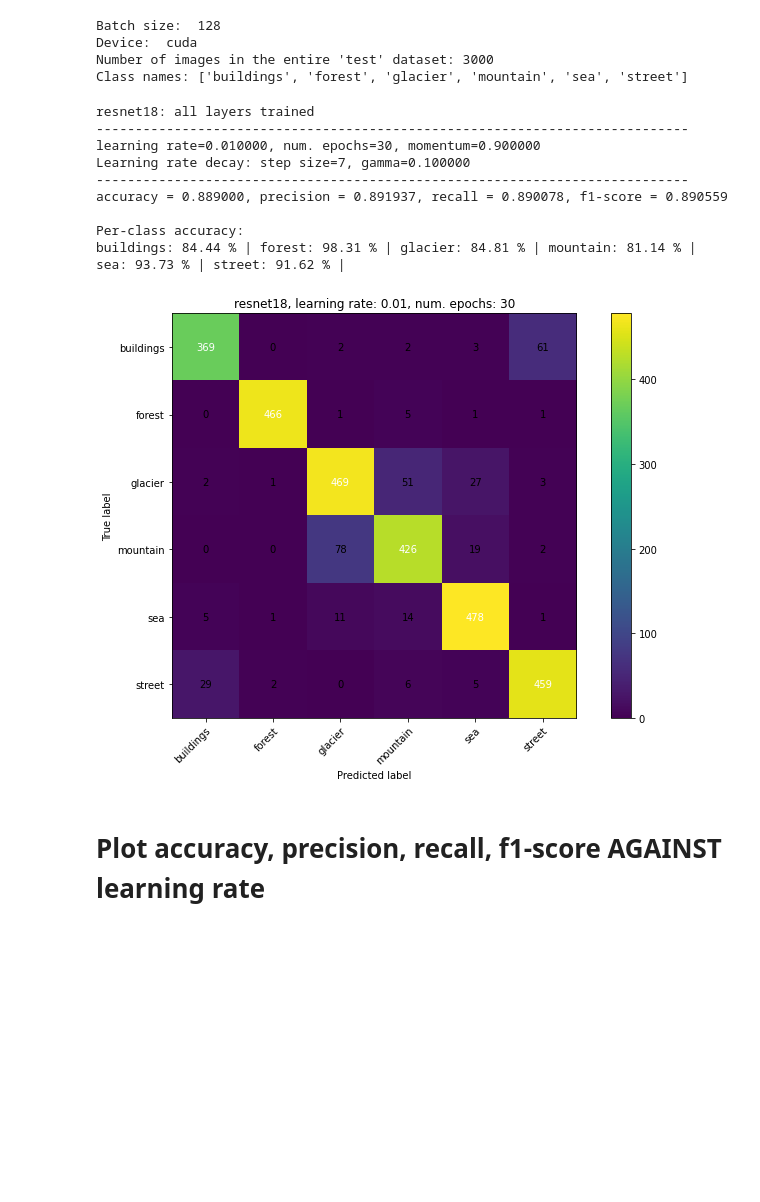
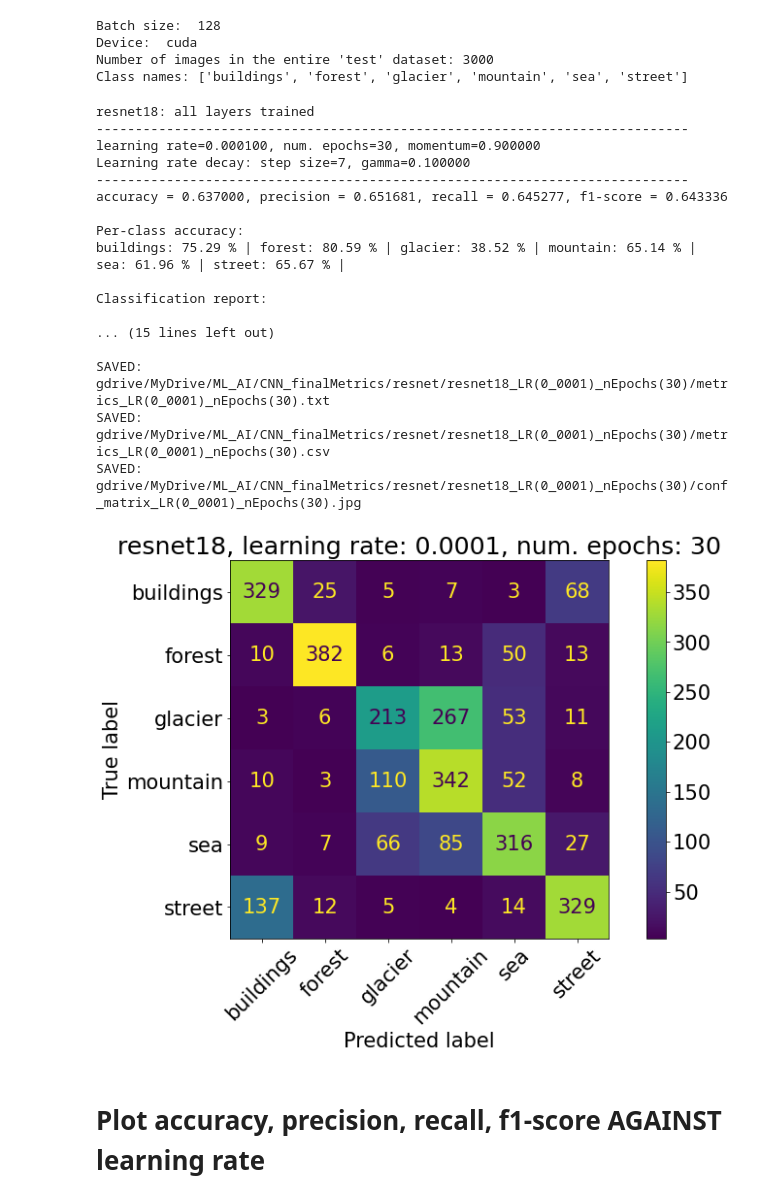
Before and after one commit to fab464654/MachineLearningProject, a Jupyter notebook: CNN/resnet18_notebook.ipynb, the cells around one changed output. Cells and saved outputs as stored; diff of their text form; code cells hidden in the pictures; blank space fills up the shorter version.

```diff
--- a/CNN/resnet18_notebook.ipynb
+++ b/CNN/resnet18_notebook.ipynb
@@ -424,26 +424,13 @@ def plot_confusion_matrix(y_true, y_pred, classes,
     if normalize:
         conf_matrix = conf_matrix.astype('float') / conf_matrix.sum(axis=1)[:, np.newaxis]
 
-    fig, ax = plt.subplots(figsize=(10,7))
-    im = ax.imshow(conf_matrix, interpolation='nearest', cmap=cmap)
-    ax.figure.colorbar(im, ax=ax)
-    # We want to show all ticks...
-    ax.set(xticks=np.arange(conf_matrix.shape[1]),
-           yticks=np.arange(conf_matrix.shape[0]),
-           # ... and label them with the respective list entries
-           xticklabels=classes, yticklabels=classes,
-           title=title,
-           ylabel='True label',
-           xlabel='Predicted label')# Rotate the tick labels and set their alignment.
-    plt.setp(ax.get_xticklabels(), rotation=45, ha="right",
-             rotation_mode="anchor")# Loop over data dimensions and create text annotations.
-    fmt = '.2f' if normalize else 'd'
-    thresh = conf_matrix.max() / 2.
-    for i in range(conf_matrix.shape[0]):
-        for j in range(conf_matrix.shape[1]):
-            ax.text(j, i, format(conf_matrix[i, j], fmt),
-                    ha="center", va="center",
-                    color="white" if conf_matrix[i, j] > thresh else "black")
+    disp = ConfusionMatrixDisplay(confusion_matrix=conf_matrix, display_labels=classes)
+    fig, ax = plt.subplots(figsize=(12, 8))
+    plt.rc('font', size=21)
+    plt.rc('xtick', labelsize=21)
+    plt.rc('ytick', labelsize=21)
+    plt.title(title)
+    disp.plot(ax=ax, cmap=cmap, xticks_rotation=45)
     fig.tight_layout()
 
     return [conf_matrix, fig]
@@ -485,6 +472,7 @@ def compute_metrics(model, dataloader, device, save=True):
     prec = precision_score(true_labels, pred_labels, average='macro', zero_division=0)
     recall = recall_score(true_labels, pred_labels, average='macro')
     f1score = f1_score(true_labels, pred_labels, average='macro')
+    class_report = classification_report(true_labels, pred_labels)
 
     conf_mat,fig = plot_confusion_matrix(true_labels, pred_labels,
         classes=class_names,
@@ -512,6 +500,7 @@ accuracy = {:f}, precision = {:f}, recall = {:f}, f1-score = {:f}""".format(\
         acc, prec, recall, f1score)
 
     metrics_str = metrics_str + "\n\n" + str_acc_per_class
+    metrics_str = metrics_str + "\n\n" + "Classification report:\n\n" + class_report
 
     print(metrics_str)
     print("\n\n")
@@ -522,18 +511,22 @@ accuracy = {:f}, precision = {:f}, recall = {:f}, f1-score = {:f}""".format(\
     if save:
         # Save "metrics_str" to file
         file_path = savingMetricsPath+"/metrics"+actualParams+".txt"
+        print("SAVED: ", file_path)
         text_file = open(file_path, "w")
         text_file.write(metrics_str)
         text_file.close()
 
         # Save metrics as a "csv" ordered file
         file_path = savingMetricsPath+"/metrics"+actualParams+".csv"
+        print("SAVED: ", file_path)
         text_file = open(file_path, "w")
         text_file.write(metrics_csv)
         text_file.close()
 
         # Save confusion matrix
+        plt.tight_layout()
         plt.savefig(savingMetricsPath+"/conf_matrix"+actualParams+".jpg")
+        print("SAVED: ", savingMetricsPath+"/conf_matrix"+actualParams+".jpg")
 # %% [markdown]
 # Final **TEST** phase: metrics computation
 # %% [markdown]
@@ -572,29 +565,41 @@ Class names: ['buildings', 'forest', 'glacier', 'mountain', 'sea', 'street']
 # %%
 # Load best model
 finalModel = models.resnet18() # Load an "empty" model
 
 num_ftrs = finalModel.fc.in_features
 finalModel.fc = nn.Linear(num_ftrs, len(class_names))
 finalModel = finalModel.to(device)
-model_best_path = os.path.join(savingMetricsPath, "resnet18_best"+actualParams+".pth")
+# To specify manually the desired model
+#learning_rate = 0.0001
+#actualParams = "_LR("+str(learning_rate).replace(".","_")+")_nEpochs(" + str(nEpochs) + ")"
+# Until here ==========================
+model_best_path = savingMetricsPath+"/resnet18_best"+actualParams+".pth"
 
 # Overwrite the "empty" model with the trained one (its dictionary)
 finalModel.load_state_dict(torch.load(model_best_path, map_location=torch.device(device.type)))
 finalModel.eval();
 
 # Compute metrics related to this loaded best model
 compute_metrics(finalModel, finaltestdataloaders, device, save=True)
 # %% [output]
 resnet18: all layers trained
 ----------------------------------------------------------------------------
-learning rate=0.010000, num. epochs=30, momentum=0.900000
+learning rate=0.000100, num. epochs=30, momentum=0.900000
 Learning rate decay: step size=7, gamma=0.100000
 ----------------------------------------------------------------------------
-accuracy = 0.889000, precision = 0.891937, recall = 0.890078, f1-score = 0.890559
+accuracy = 0.637000, precision = 0.651681, recall = 0.645277, f1-score = 0.643336
 
 Per-class accuracy:
-buildings: 84.44 % | forest: 98.31 % | glacier: 84.81 % | mountain: 81.14 % | sea: 93.73 % | street: 91.62 % |
+buildings: 75.29 % | forest: 80.59 % | glacier: 38.52 % | mountain: 65.14 % | sea: 61.96 % | street: 65.67 % |
+
+Classification report:
+
+... (15 lines left out)
+
+SAVED:  gdrive/MyDrive/ML_AI/CNN_finalMetrics/resnet/resnet18_LR(0_0001)_nEpochs(30)/metrics_LR(0_0001)_nEpochs(30).txt
+SAVED:  gdrive/MyDrive/ML_AI/CNN_finalMetrics/resnet/resnet18_LR(0_0001)_nEpochs(30)/metrics_LR(0_0001)_nEpochs(30).csv
+SAVED:  gdrive/MyDrive/ML_AI/CNN_finalMetrics/resnet/resnet18_LR(0_0001)_nEpochs(30)/conf_matrix_LR(0_0001)_nEpochs(30).jpg
-[figure, old version]
+[figure, new version]
 # %% [markdown]
 # Plot accuracy, precision, recall, f1-score AGAINST learning rate
 # %%
```
Also changed, not shown: parts of 2 cells of this notebook, 1 other file.
